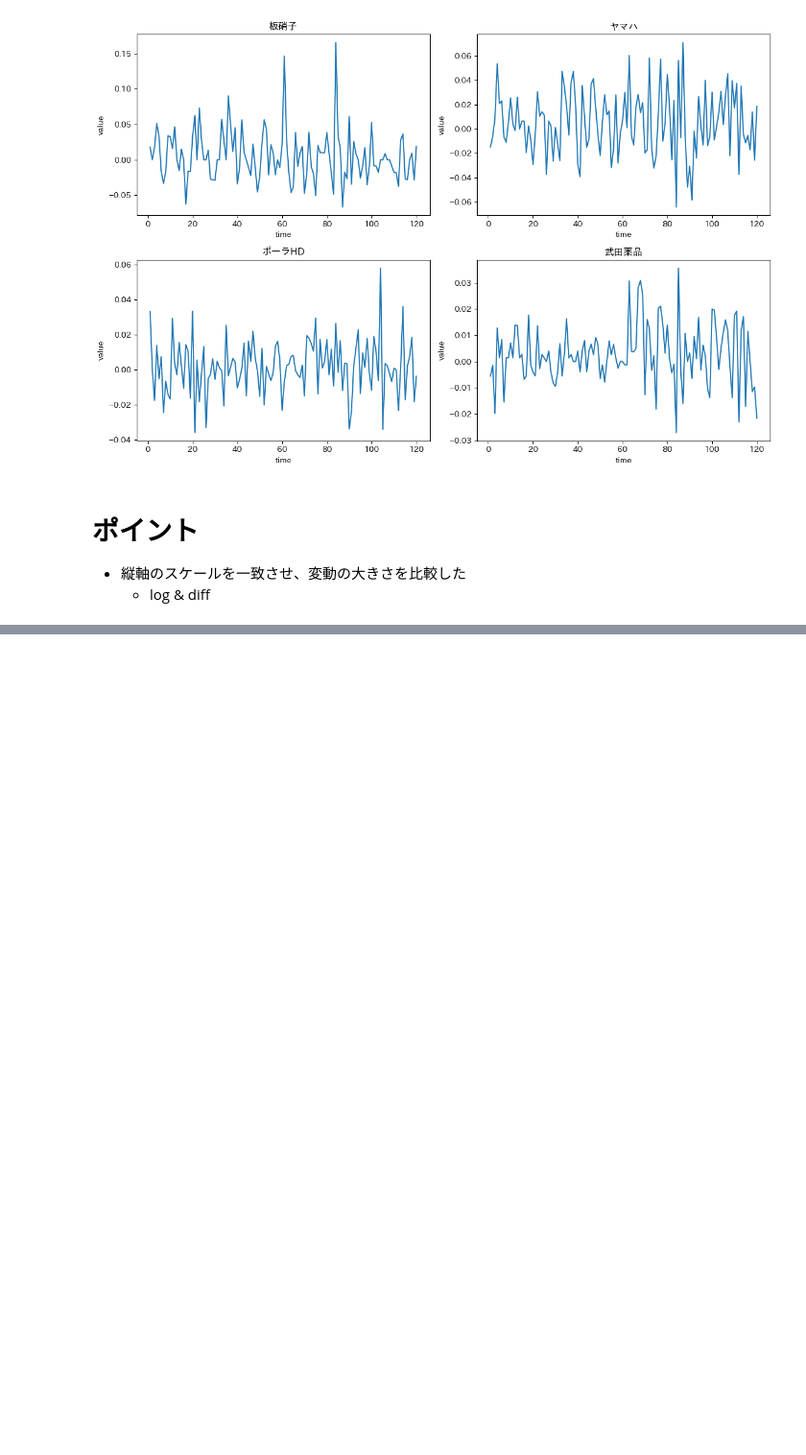
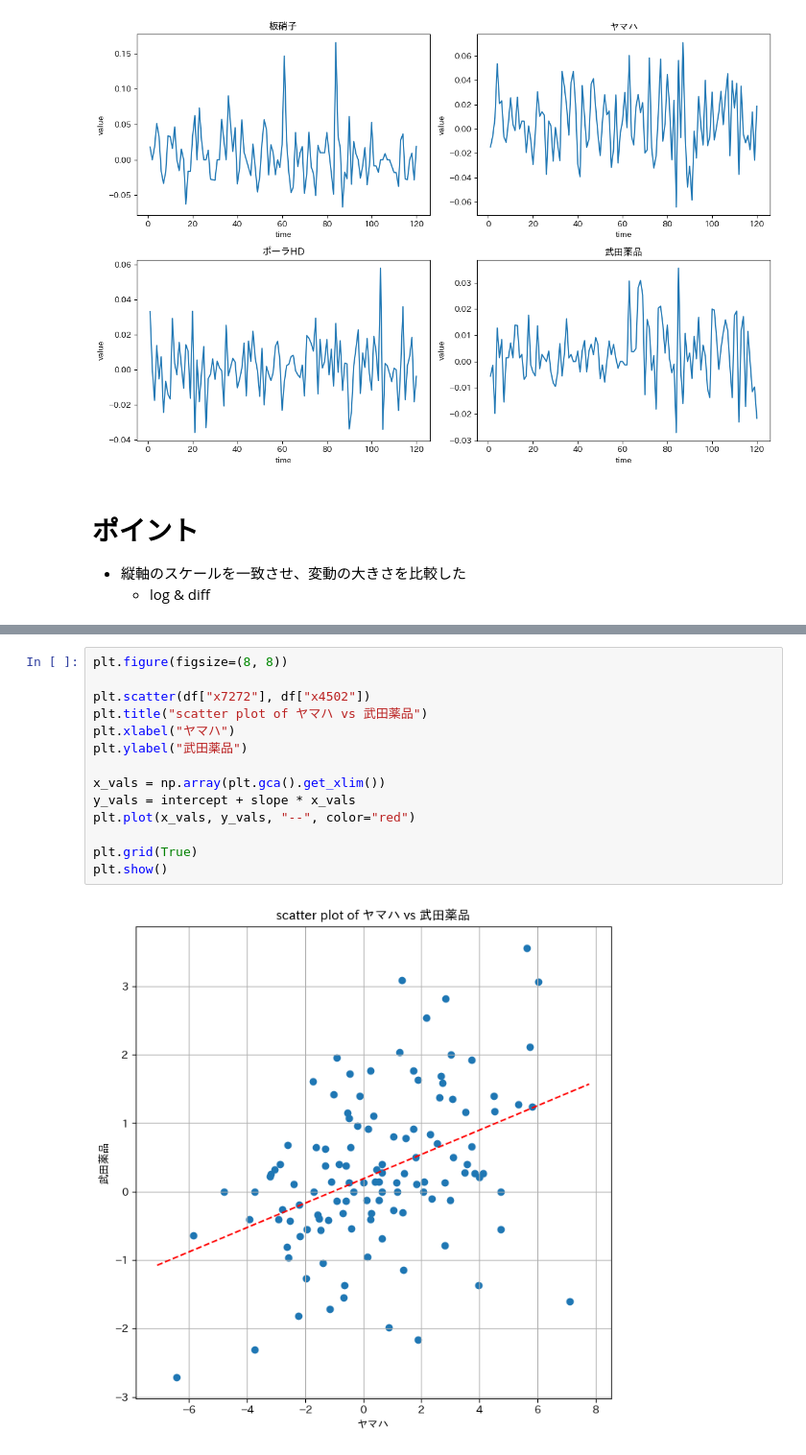
Before and after one commit to shunsuke-tsumori/timeseries_python, a Jupyter notebook: chap2.ipynb, the cells around one changed output, grey strips where cells are left out. Shown at 96% size. Saved outputs shown, nothing was run; the diff lists cells and outputs as text; blank space fills up the shorter version.

```diff
--- a/chap2.ipynb
+++ b/chap2.ipynb
@@ -90,0 +155,16 @@ plt.show()
+# %%
+plt.figure(figsize=(8, 8))
+
+plt.scatter(df["x7272"], df["x4502"])
+plt.title("scatter plot of ヤマハ vs 武田薬品")
+plt.xlabel("ヤマハ")
+plt.ylabel("武田薬品")
+
+x_vals = np.array(plt.gca().get_xlim())
+y_vals = intercept + slope * x_vals
+plt.plot(x_vals, y_vals, "--", color="red")
+
+plt.grid(True)
+plt.show()
+# %% [output]
+[figure, added]
```
Also changed, not shown: parts of 11 cells of this notebook, 1 other file.
